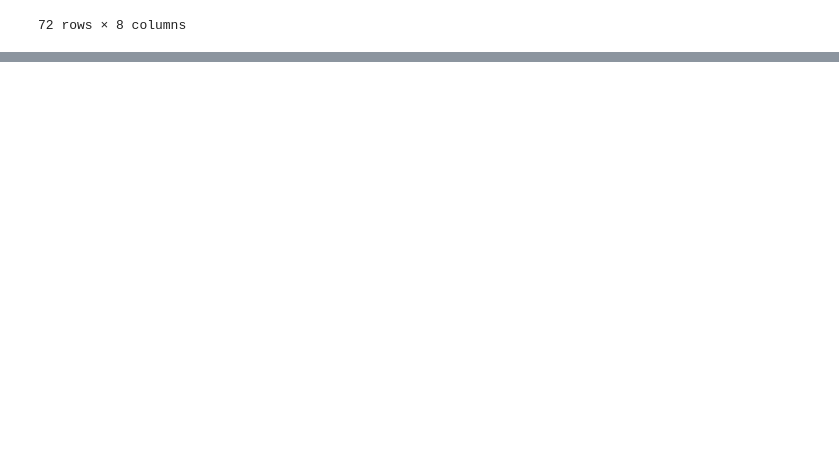
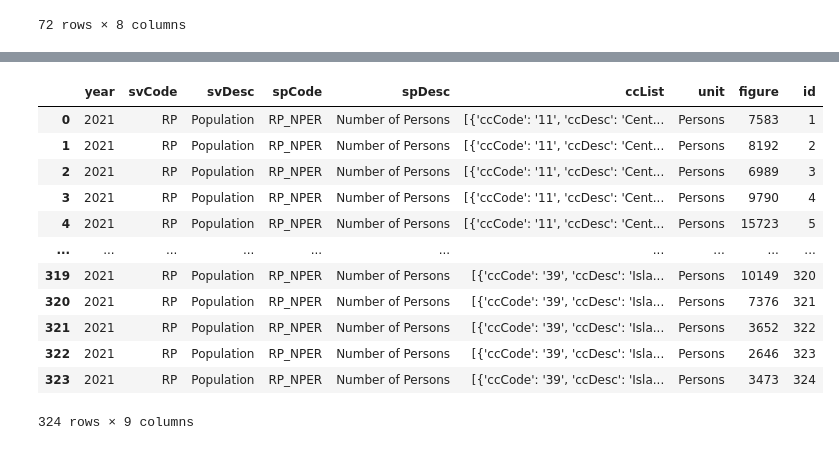
Before and after one commit to linhngo66/MTR-station-accessibility-audit, a Jupyter notebook: HoThiHaiYen-A2.ipynb, the cells around one changed output, grey strips where cells are left out. Saved outputs shown, nothing was run; the diff lists cells and outputs as text; code cells hidden in the pictures; blank space fills up the shorter version.

```diff
--- a/HoThiHaiYen-A2.ipynb
+++ b/HoThiHaiYen-A2.ipynb
@@ -228,0 +258,5 @@ barrier_free_facility_details[barrier_free_facility_details.isna().any(axis=1)]
+# %%
+census_url = "https://idds.census2021.gov.hk/api/query?cv.AGE=0-4,5-9,10-14,15-19,20-24,25-29,30-34,35-39,40-44,45-49,50-54,55-59,60-64,65-69,70-74,75-79,80-84,85-10000&cv.AREA=11,12,13,14,27,23,24,25,26,31,32,33,34,35,36,37,38,39&sv.RP=RP_NPER&period=2021&lang=en"
+
+response = requests.get(census_url)
+census_data = response.json()
@@ -228,0 +283,18 @@ barrier_free_facility_details[barrier_free_facility_details.isna().any(axis=1)]
+# %%
+census_df = pd.json_normalize(census_data['dataSet'])
+census_df['id'] = range(1, len(census_df) + 1)
+census_df
+# %% [output]
+|  | year | svCode | svDesc | spCode | spDesc | ccList | unit | figure | id |
+| 0 | 2021 | RP | Population | RP_NPER | Number of Persons | [{'ccCode': '11', 'ccDesc': 'Cent... | Persons | 7583 | 1 |
+| 1 | 2021 | RP | Population | RP_NPER | Number of Persons | [{'ccCode': '11', 'ccDesc': 'Cent... | Persons | 8192 | 2 |
+| 2 | 2021 | RP | Population | RP_NPER | Number of Persons | [{'ccCode': '11', 'ccDesc': 'Cent... | Persons | 6989 | 3 |
+| 3 | 2021 | RP | Population | RP_NPER | Number of Persons | [{'ccCode': '11', 'ccDesc': 'Cent... | Persons | 9790 | 4 |
+| 4 | 2021 | RP | Population | RP_NPER | Number of Persons | [{'ccCode': '11', 'ccDesc': 'Cent... | Persons | 15723 | 5 |
+| ... | ... | ... | ... | ... | ... | ... | ... | ... | ... |
+| 319 | 2021 | RP | Population | RP_NPER | Number of Persons | [{'ccCode': '39', 'ccDesc': 'Isla... | Persons | 10149 | 320 |
+| 320 | 2021 | RP | Population | RP_NPER | Number of Persons | [{'ccCode': '39', 'ccDesc': 'Isla... | Persons | 7376 | 321 |
+| 321 | 2021 | RP | Population | RP_NPER | Number of Persons | [{'ccCode': '39', 'ccDesc': 'Isla... | Persons | 3652 | 322 |
+| 322 | 2021 | RP | Population | RP_NPER | Number of Persons | [{'ccCode': '39', 'ccDesc': 'Isla... | Persons | 2646 | 323 |
+| 323 | 2021 | RP | Population | RP_NPER | Number of Persons | [{'ccCode': '39', 'ccDesc': 'Isla... | Persons | 3473 | 324 |
+324 rows × 9 columns
```
Also changed, not shown: parts of 16 cells of this notebook.
